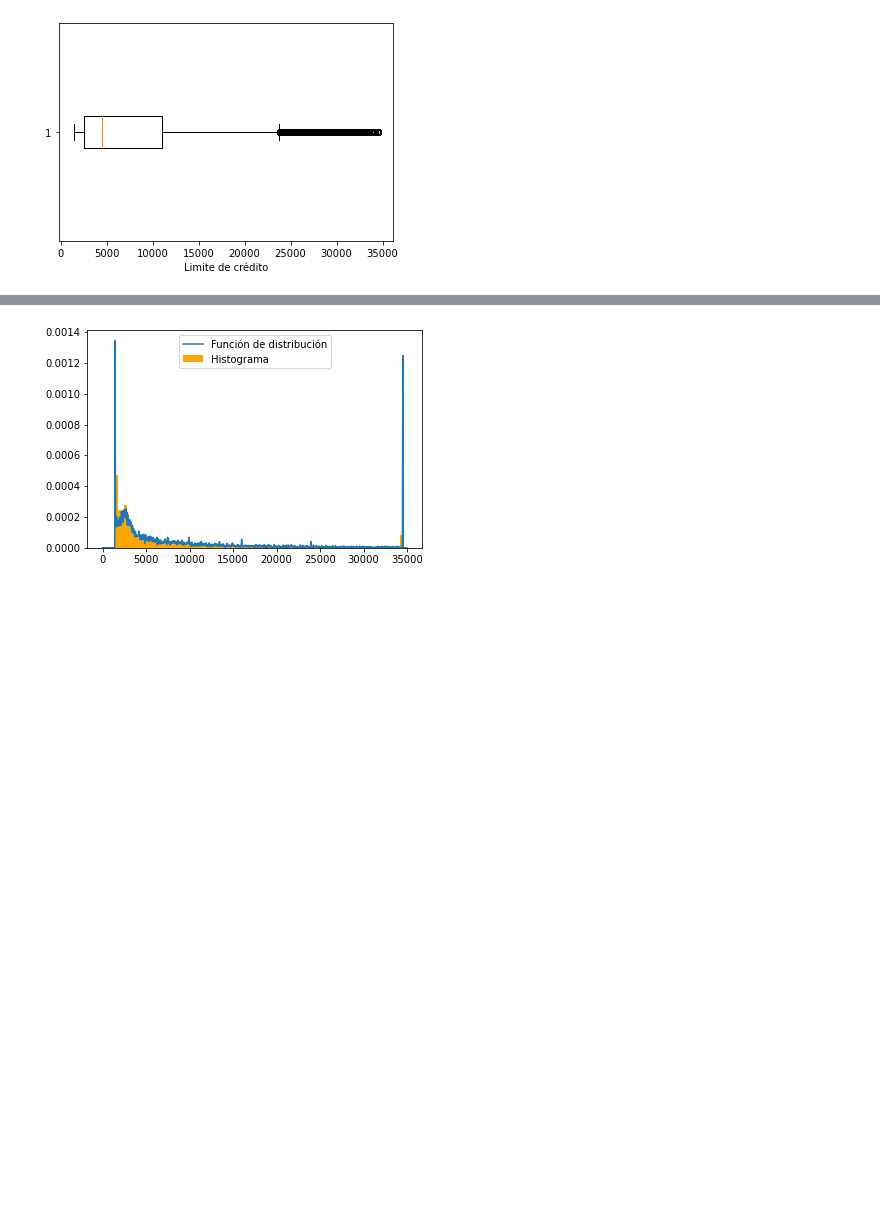
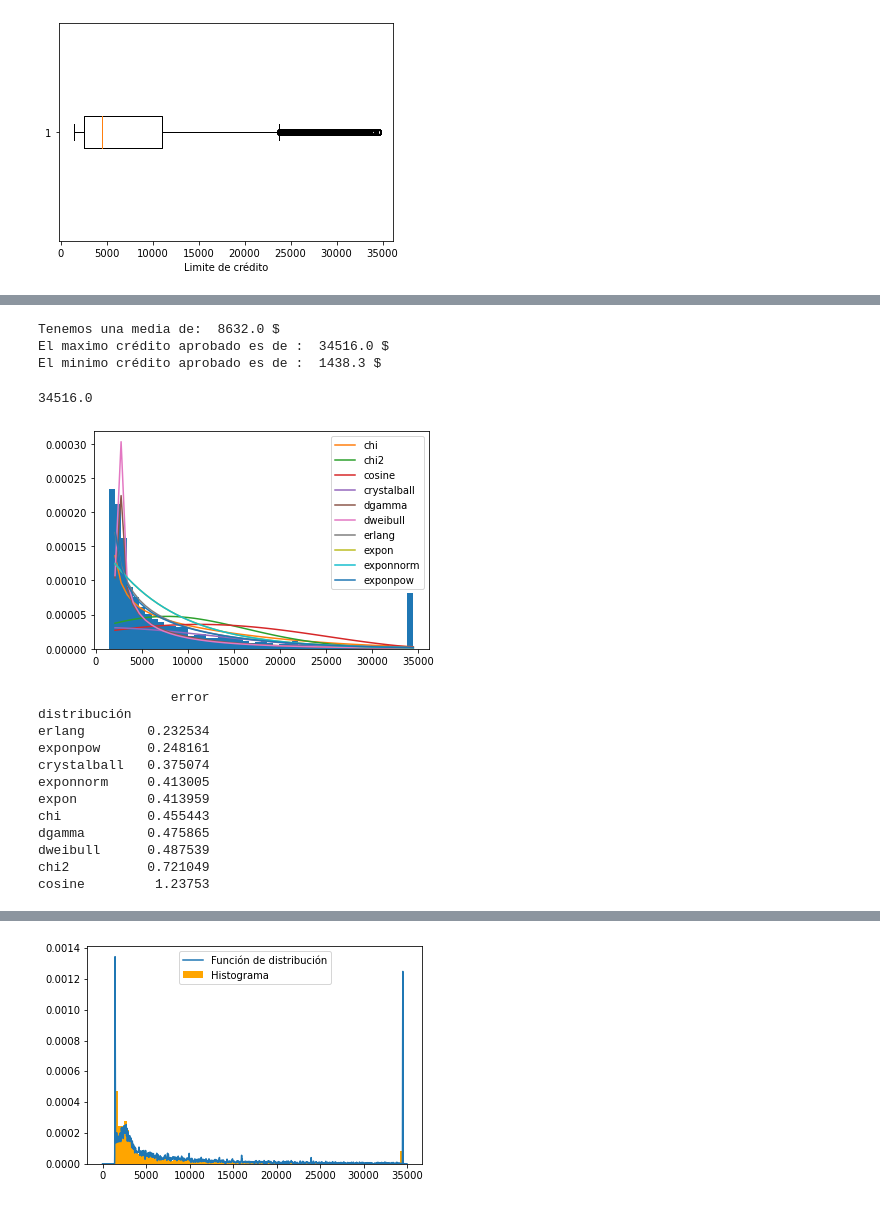
Before and after one commit to IvanArellanoRuelas/ProyectoModulo1_ArellanoI_LafargaI, a Jupyter notebook: ProyectoModulo2_Arellano_Lafarga.ipynb, the cells around one changed output, grey strips where cells are left out. Saved outputs shown, nothing was run; the diff lists cells and outputs as text; code cells hidden in the pictures; blank space fills up the shorter version.

```diff
--- a/ProyectoModulo2_Arellano_Lafarga.ipynb
+++ b/ProyectoModulo2_Arellano_Lafarga.ipynb
@@ -245,0 +230,29 @@ q_q(N_1,'exponnorm')
+# %%
+print('Tenemos una media de: ', round(N_1.mean()),'$')
+print('El maximo crédito aprobado es de : ', N_1.max(),'$')
+print('El minimo crédito aprobado es de : ', N_1.min(),'$')
+# %% [output]
+Tenemos una media de:  8632.0 $
+El maximo crédito aprobado es de :  34516.0 $
+El minimo crédito aprobado es de :  1438.3 $
+# %%
+db_s = db.sample(n = 5000)
+N_1s = np.array(db_s.Credit_Limit)
+# %% [output]
+34516.0
+# %%
+prueba_dist(N_1s,50)
+# %% [output]
+[figure, added]
+                 error
+distribución
+erlang        0.232534
+exponpow      0.248161
+crystalball   0.375074
+exponnorm     0.413005
+expon         0.413959
+chi           0.455443
+dgamma        0.475865
+dweibull      0.487539
+chi2          0.721049
+cosine         1.23753
```
Also changed, not shown: parts of 33 cells of this notebook.
